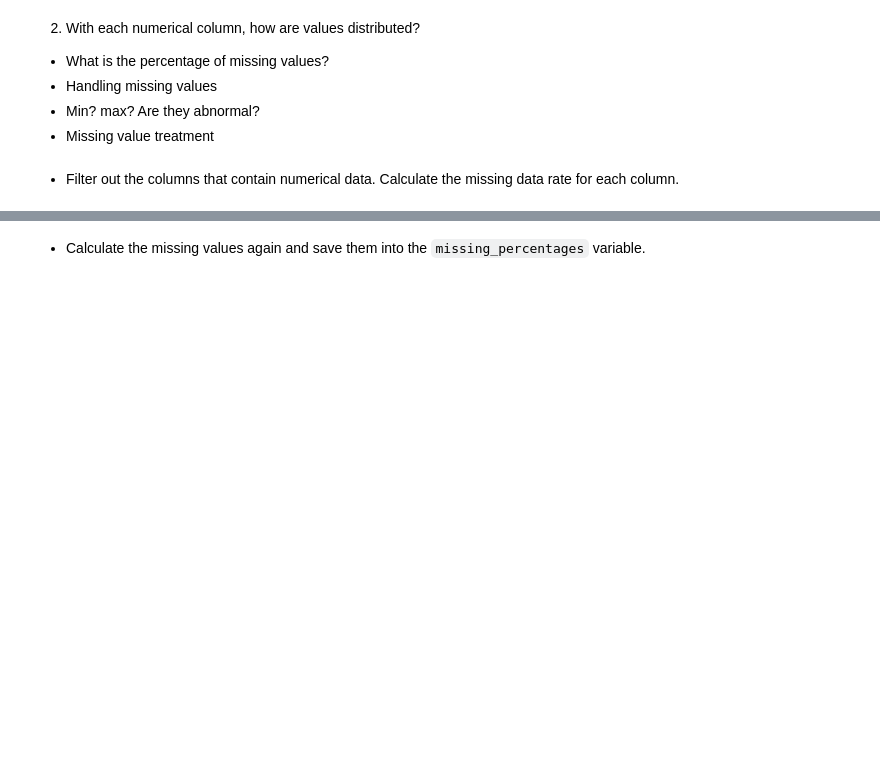
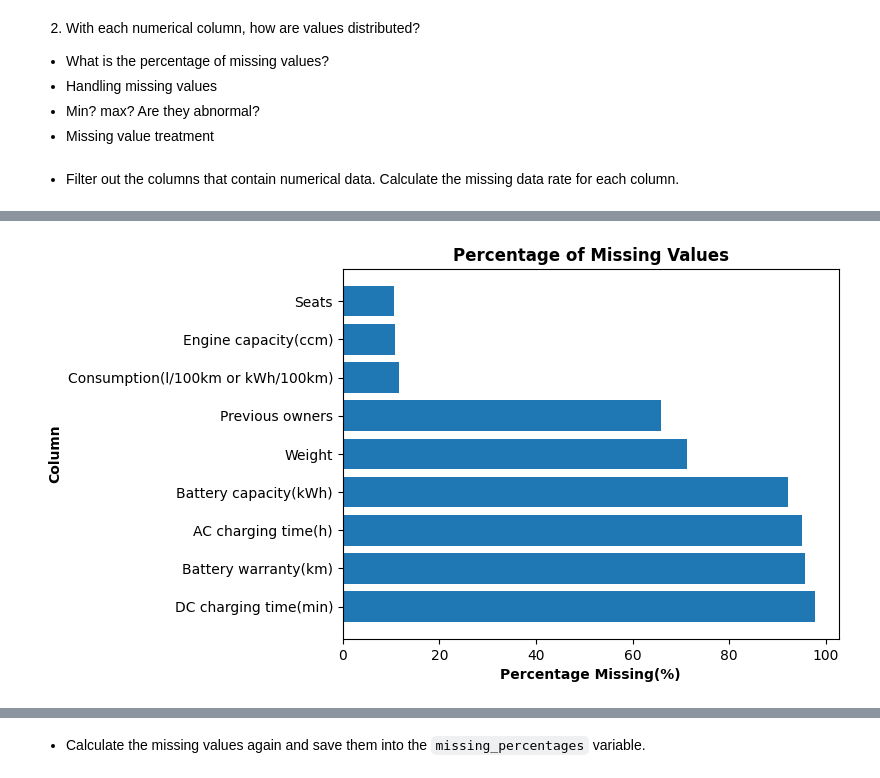
Before and after one commit to MTriNguci/DS_FINAL_PROJ, a Jupyter notebook: 2. Preprocessing.ipynb, the cells around one changed output, grey strips where cells are left out. Drawn from its saved outputs; the diff is of its cells as text; code cells hidden in the pictures; blank space fills up the shorter version.

```diff
--- a/2. Preprocessing.ipynb
+++ b/2. Preprocessing.ipynb
@@ -232,4 +233,24 @@ The percentage of missing values:
 - Seats: 10.56%
+# %%
+
+# Lọc các cột có giá trị thiếu lớn hơn 0
+missing_percentage_filtered = missing_percentage[missing_percentage > 0].sort_values(ascending = False)
+# Vẽ bar chart
+plt.barh(missing_percentage_filtered.index, missing_percentage_filtered*100)
+
+# Đặt tiêu đề
+plt.title('Percentage of Missing Values', fontweight='bold')
+
+# Đặt nhãn trục x
+plt.xlabel('Percentage Missing(%)', fontweight='bold')
+
+# Đặt nhãn trục y
+plt.ylabel('Column', fontweight='bold')
+
+# Hiển thị biểu đồ
+plt.show()
+# %% [output]
+[figure, added]
 # %% [markdown]
 - The columns `Battery warranty (km)`, `Battery capacity`, `AC charging time` và `DC charging time` have a high rate of missing data due to the fact that these attributes are only applicable to electric cars. Therefore, it is recommended to keep the data as it is in these columns.
 - For the column `Previous owners`, which indicates whether the car has been previously owned or not, the missing values can be replaced with 0, assuming that the missing values correspond to cars that are brand new.
```
Also changed, not shown: parts of 12 cells of this notebook.
